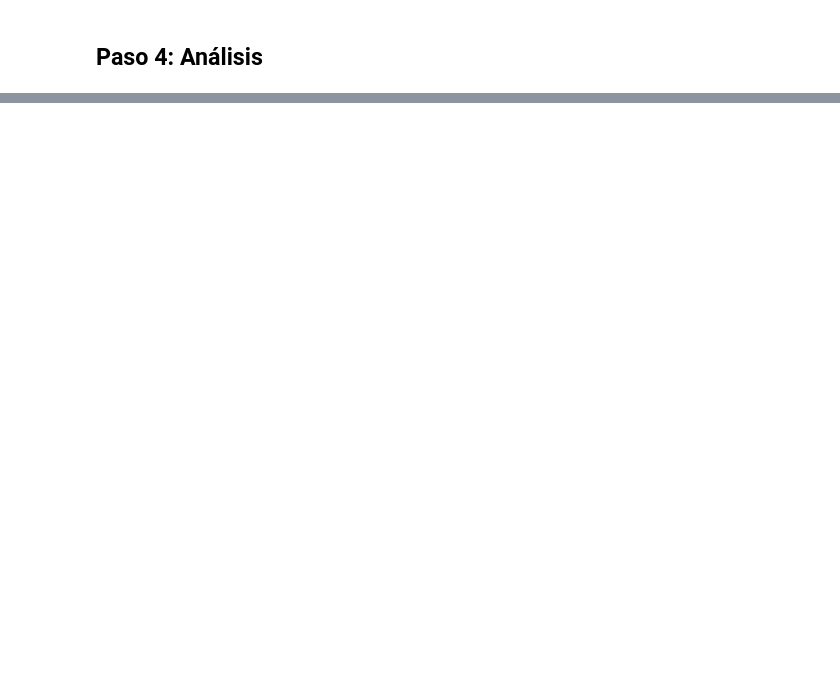
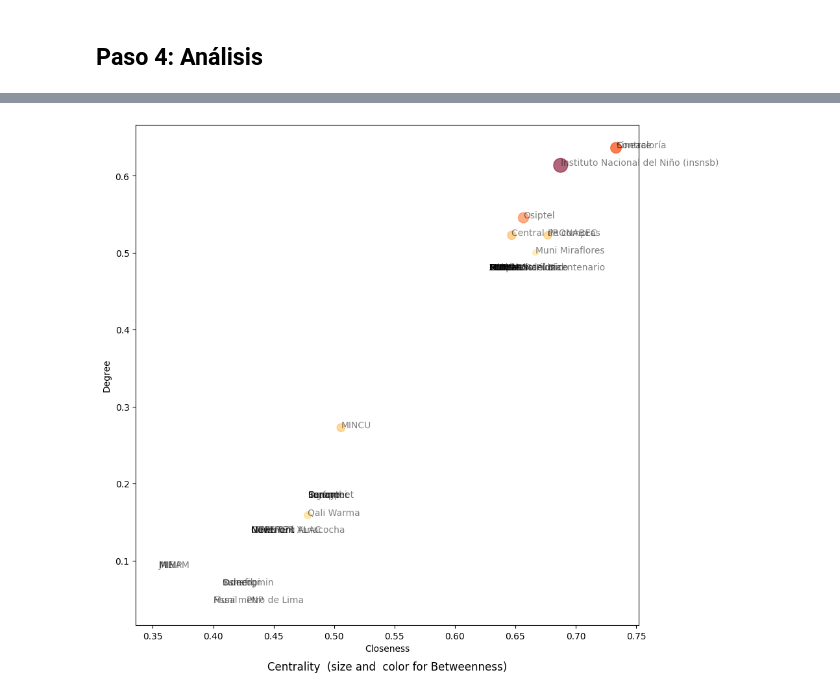
Before and after one commit to ROSITE12/Redes, a Jupyter notebook: Tarea3.ipynb, the cells around one changed output, grey strips where cells are left out. Cells and saved outputs as stored; diff of their text form; code cells hidden in the pictures; blank space fills up the shorter version.

```diff
--- a/Tarea3.ipynb
+++ b/Tarea3.ipynb
@@ -284,0 +384,12 @@ Se observa que hay 84 nodos autoconectados, 554 conexiones directas y un número
+# %%
+actorMeasures=pd.concat([pd.DataFrame.from_dict(nx.degree_centrality(CADNet_largest),
+                                  orient='index',
+                                  columns=['Degree']),
+           pd.DataFrame.from_dict(nx.closeness_centrality(CAD),
+                                  orient='index',
+                                  columns=['Closeness']),
+           pd.DataFrame.from_dict(nx.betweenness_centrality(CAD),
+                                  orient='index',
+                                  columns=['Betweenness'])],axis=1)
+## data
+actorMeasures
@@ -284,0 +422,19 @@ Se observa que hay 84 nodos autoconectados, 554 conexiones directas y un número
+# %%
+import matplotlib.pyplot as plt
+
+fig, ax = plt.subplots(figsize=(10,10)) #Graficamos
+
+ax.scatter(actorMeasures.Closeness, actorMeasures.Degree,s=1000*actorMeasures.Betweenness,
+           c=100*actorMeasures.Betweenness,
+           cmap=plt.get_cmap('YlOrRd'), alpha=0.6)
+
+valsForAnnotate=zip(actorMeasures.index,actorMeasures.Closeness,actorMeasures.Degree)
+for name,coordX,coordY in valsForAnnotate:
+    ax.annotate(name, (coordX,coordY),alpha=0.5)
+
+plt.title("Centrality  (size and  color for Betweenness)", y=-0.1)
+plt.xlabel("Closeness")
+plt.ylabel("Degree")
+plt.show()
+# %% [output]
+[figure, added]
```
Also changed, not shown: parts of 33 cells of this notebook, 1 other file.
